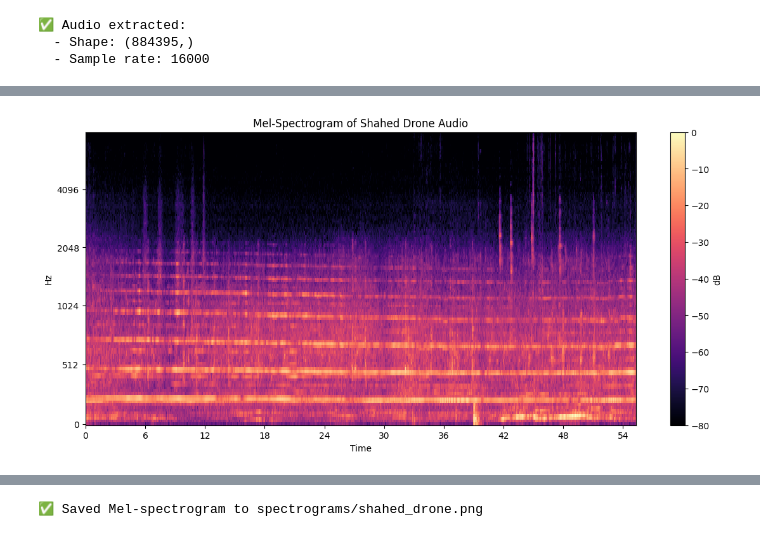
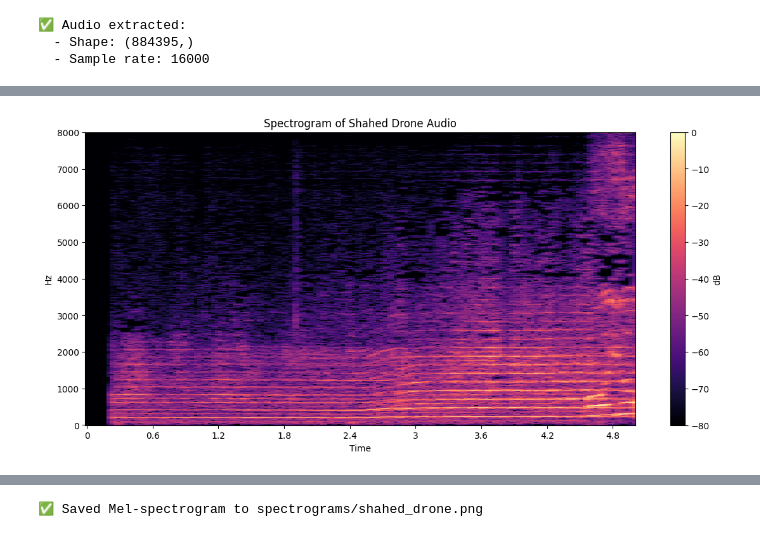
Before and after one commit to nomad-dormouse/acoustic-doa, a Jupyter notebook: notebooks/drone_sample_transformations.ipynb, the cells around one changed output, grey strips where cells are left out. Drawn from its saved outputs; the diff is of its cells as text; code cells hidden in the pictures.

```diff
--- a/notebooks/drone_sample_transformations.ipynb
+++ b/notebooks/drone_sample_transformations.ipynb
@@ -100,12 +138,15 @@ plt.show()
+# %%
+compute_spectrogram(seven_secs_audio, sr2)
+# %% [output]
+[figure, added]
 # %%
 # Compute MEL spectrogram
-mel_spec = librosa.feature.melspectrogram(y=audio_data, sr=sr, n_mels=128, fmax=8000)
-mel_db = librosa.power_to_db(mel_spec, ref=np.max)
+def compute_mel_spectrogram(audio_array, sr):
+    mel_spec = librosa.feature.melspectrogram(y=audio_array, sr=sr, n_mels=128, fmax=8000)
+    mel_db = librosa.power_to_db(mel_spec, ref=np.max)
 
-plt.figure(figsize=(14, 6))
-librosa.display.specshow(mel_db, sr=sr, x_axis='time', y_axis='mel', cmap='magma')
-plt.colorbar(label='dB')
-plt.title("Mel-Spectrogram of Shahed Drone Audio")
-plt.show()
+    plt.figure(figsize=(14, 6))
+    librosa.display.specshow(mel_db, sr=sr, x_axis='time', y_axis='mel', cmap='magma')
+    plt.colorbar(label='dB')
+    plt.title("Mel-Spectrogram of Shahed Drone Audio")
+    plt.show()
-# %% [output]
-[figure, removed]
```
Also changed, not shown: parts of 16 cells of this notebook.
